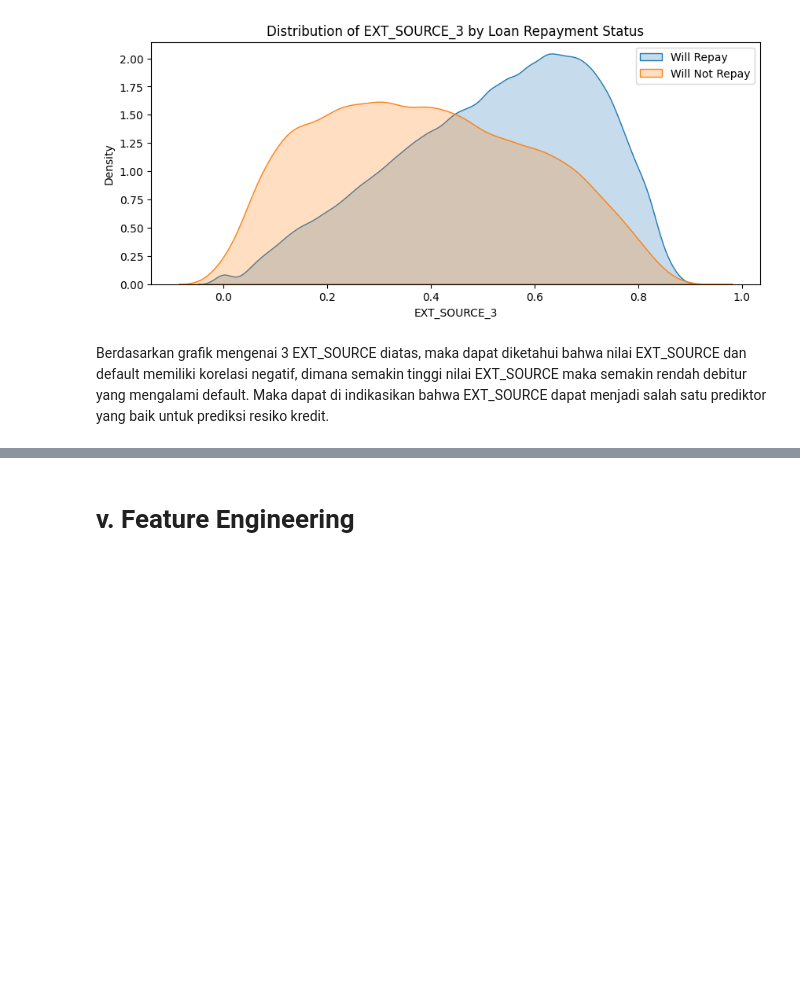
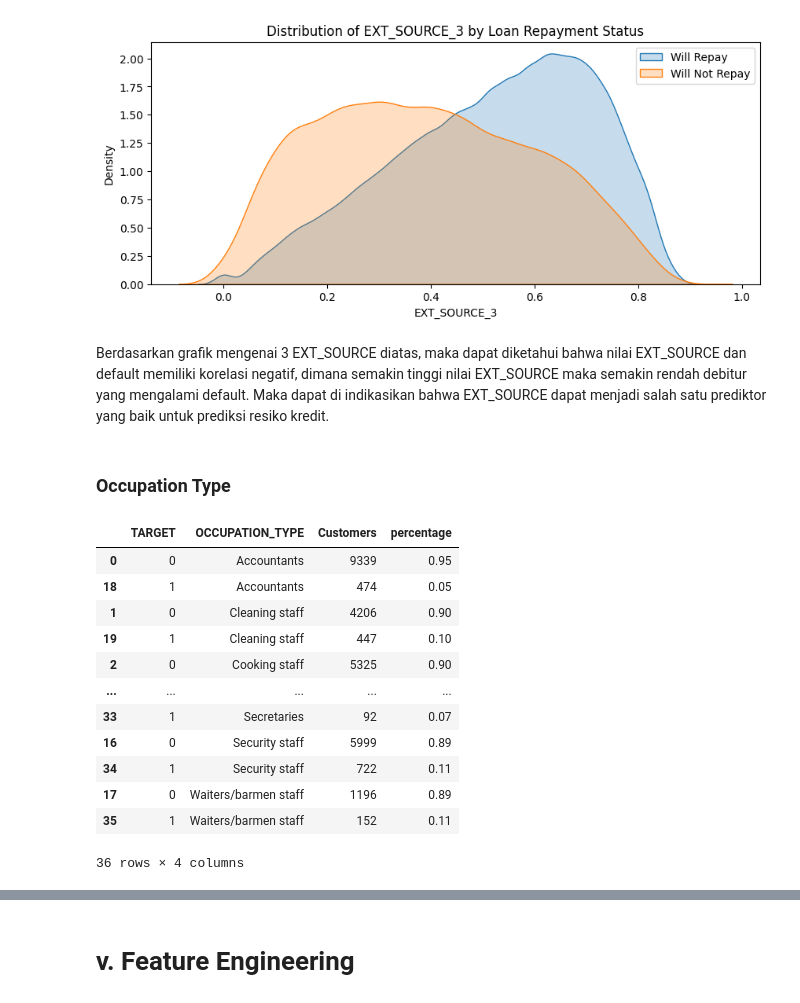
Before and after one commit to kodokgodog/Project, a Jupyter notebook: Credit Home/Home_credit_modelling.ipynb, the cells around one changed output, grey strips where cells are left out. Cells and saved outputs as stored; diff of their text form; code cells hidden in the pictures; blank space fills up the shorter version.

```diff
--- a/Credit Home/Home_credit_modelling.ipynb
+++ b/Credit Home/Home_credit_modelling.ipynb
@@ -633,3 +633,35 @@ for source in ext_sources:
 [figure]
 # %% [markdown]
 Berdasarkan grafik mengenai 3 EXT_SOURCE diatas, maka dapat diketahui bahwa nilai EXT_SOURCE dan default memiliki korelasi negatif, dimana semakin tinggi nilai EXT_SOURCE maka semakin rendah debitur yang mengalami default. Maka dapat di indikasikan bahwa EXT_SOURCE dapat menjadi salah satu prediktor yang baik untuk prediksi resiko kredit.
+# %% [markdown]
+### Occupation Type
+# %%
+ot = application_train.groupby(['TARGET', 'OCCUPATION_TYPE'])['CODE_GENDER'].count().reset_index().sort_values(by=['OCCUPATION_TYPE', 'TARGET'])
+ot.rename(columns = {'CODE_GENDER' : 'Customers'}, inplace=True)
+
+name_of_ot = list(ot['OCCUPATION_TYPE'].unique())
+percentage = []
+
+for i in name_of_ot:
+    data = ot[ot['OCCUPATION_TYPE'] == i]
+    total = data['Customers'].sum()
+    for x,y in enumerate(data['Customers']):
+        pct = round(y / total, 2)
+        percentage.append(pct)
+
+ot['percentage'] = percentage
+ot
+# %% [output]
+|  | TARGET | OCCUPATION_TYPE | Customers | percentage |
+| 0 | 0 | Accountants | 9339 | 0.95 |
+| 18 | 1 | Accountants | 474 | 0.05 |
+| 1 | 0 | Cleaning staff | 4206 | 0.90 |
+| 19 | 1 | Cleaning staff | 447 | 0.10 |
+| 2 | 0 | Cooking staff | 5325 | 0.90 |
+| ... | ... | ... | ... | ... |
+| 33 | 1 | Secretaries | 92 | 0.07 |
+| 16 | 0 | Security staff | 5999 | 0.89 |
+| 34 | 1 | Security staff | 722 | 0.11 |
+| 17 | 0 | Waiters/barmen staff | 1196 | 0.89 |
+| 35 | 1 | Waiters/barmen staff | 152 | 0.11 |
+36 rows × 4 columns
```
Also changed, not shown: parts of 8 cells of this notebook, 1 other file.
